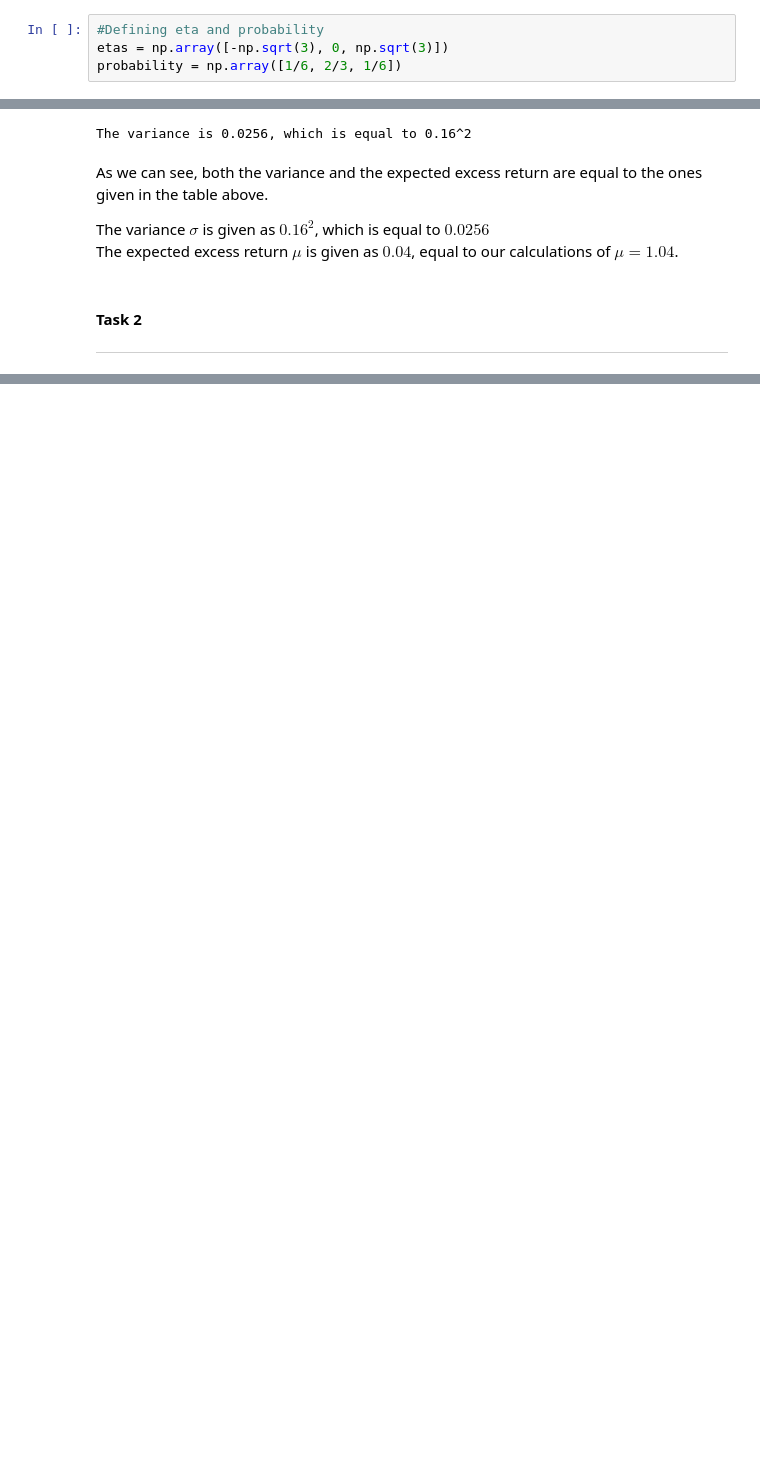
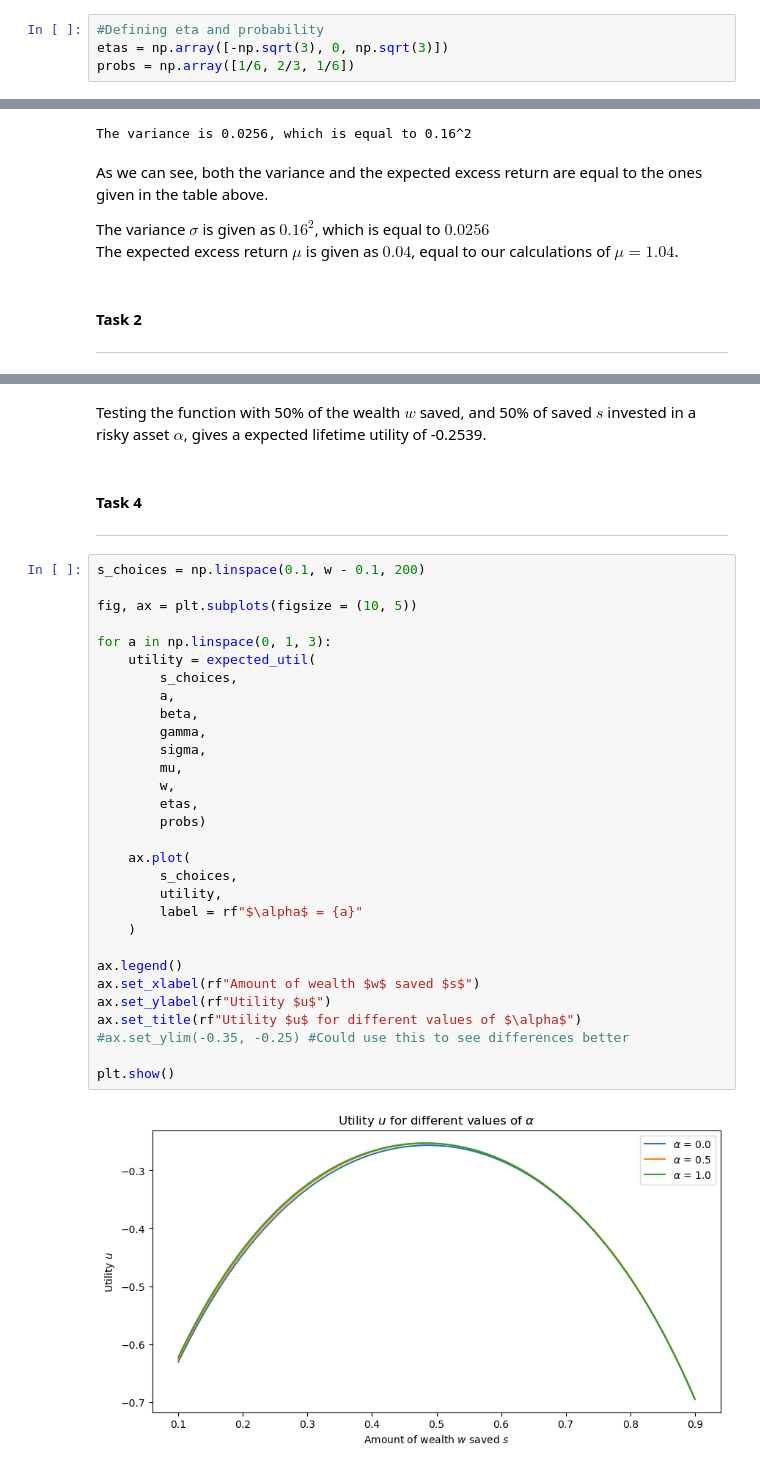
Before and after one commit to PeterTveita/FIE463, a Jupyter notebook: Assignment/Solution.ipynb, the cells around one changed output, grey strips where cells are left out. Saved outputs shown, nothing was run; the diff lists cells and outputs as text; blank space fills up the shorter version.

```diff
--- a/Assignment/Solution.ipynb
+++ b/Assignment/Solution.ipynb
@@ -11,7 +11,7 @@ import numpy as np
 # %%
 #Defining eta and probability
 etas = np.array([-np.sqrt(3), 0, np.sqrt(3)])
-probability = np.array([1/6, 2/3, 1/6])
+probs = np.array([1/6, 2/3, 1/6])
 # %%
 #Defining variables
 beta = 0.9
@@ -53,0 +137,38 @@ The expected excess return $\mu$ is given as $0.04$, equal to our calculations o
+# %% [markdown]
+Testing the function with 50% of the wealth $w$ saved, and 50% of saved $s$ invested in a risky asset $\alpha$, gives a expected lifetime utility of -0.2539.
+# %% [markdown]
+##
+**Task 4**
+***
+# %%
+s_choices = np.linspace(0.1, w - 0.1, 200)
+
+fig, ax = plt.subplots(figsize = (10, 5))
+
+for a in np.linspace(0, 1, 3):
+    utility = expected_util(
+        s_choices,
+        a,
+        beta,
+        gamma,
+        sigma,
+        mu,
+        w,
+        etas,
+        probs)
+
+    ax.plot(
+        s_choices,
+        utility,
+        label = rf"$\alpha$ = {a}"
+    )
+
+ax.legend()
+ax.set_xlabel(rf"Amount of wealth $w$ saved $s$")
+ax.set_ylabel(rf"Utility $u$")
+ax.set_title(rf"Utility $u$ for different values of $\alpha$")
+#ax.set_ylim(-0.35, -0.25) #Could use this to see differences better
+
+plt.show()
+# %% [output]
+[figure, added]
```
Also changed, not shown: parts of 11 cells of this notebook.
